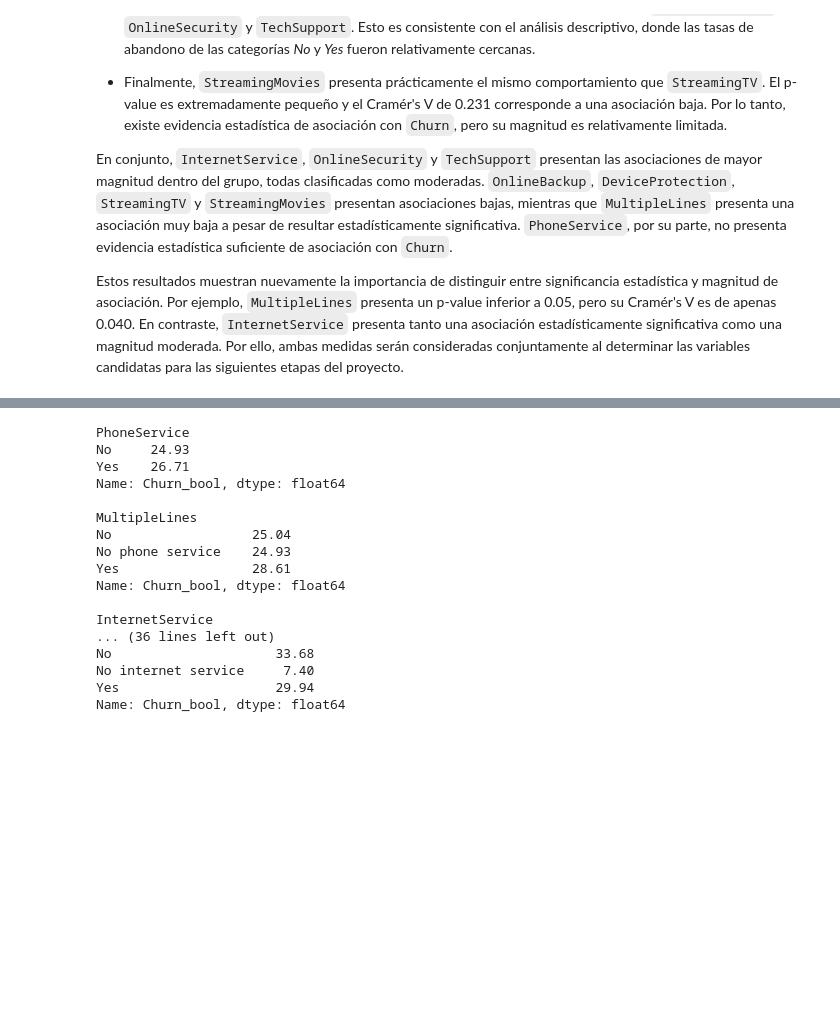
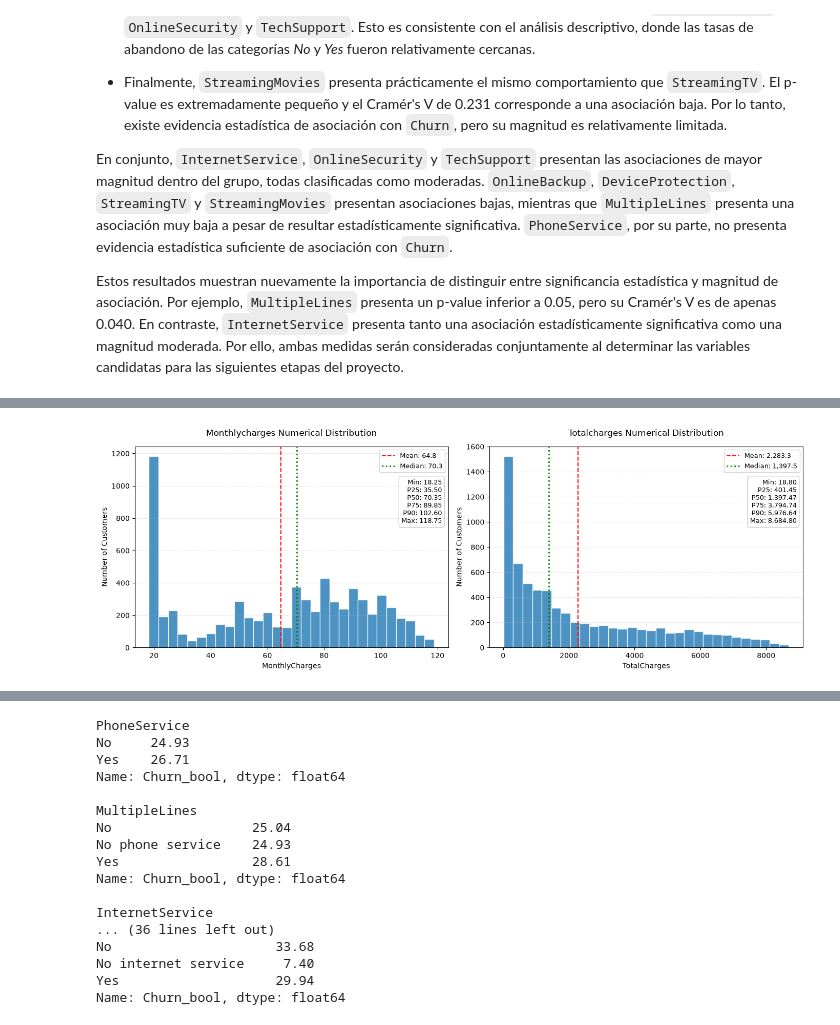
Before and after one commit to josue-rdgzcb/customer-churn-prediction-and-segmentation, a Jupyter notebook: notebooks/01_data_exploration.ipynb, the cells around one changed output, grey strips where cells are left out. Saved outputs shown, nothing was run; the diff lists cells and outputs as text; code cells hidden in the pictures; blank space fills up the shorter version.

Commit message:
feat(notebook): add financial features distribution and churn rate analysis

```diff
--- a/notebooks/01_data_exploration.ipynb
+++ b/notebooks/01_data_exploration.ipynb
@@ -831,0 +851,6 @@ Estos resultados muestran nuevamente la importancia de distinguir entre signific
+# %%
+# Define the list of financial features to analyze
+financial_features = ["MonthlyCharges", "TotalCharges"]
+
+# View financial features info
+df[financial_features].info()
@@ -831,0 +887,11 @@ Estos resultados muestran nuevamente la importancia de distinguir entre signific
+# %%
+# Replace blank spaces with NaN
+df["TotalCharges"] = df["TotalCharges"].replace(" ", np.nan)
+
+# Convert TotalCharges from string to numeric
+df["TotalCharges"] = df["TotalCharges"].astype(float)
+# %%
+# Plot distributions for the numeric financial features
+plot_numerical_distributions(df, financial_features, 30)
+# %% [output]
+[figure, added]
```
Also changed, not shown: parts of 16 cells of this notebook.
